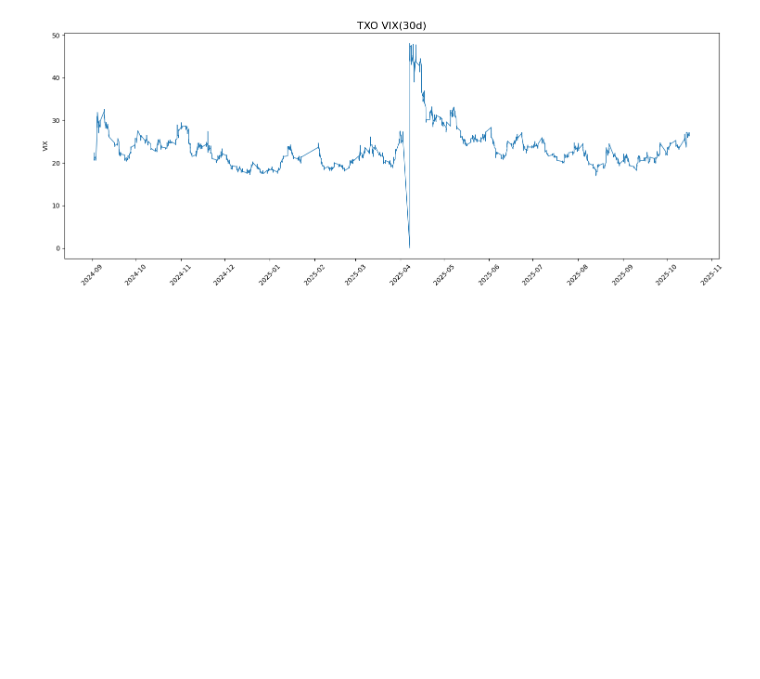
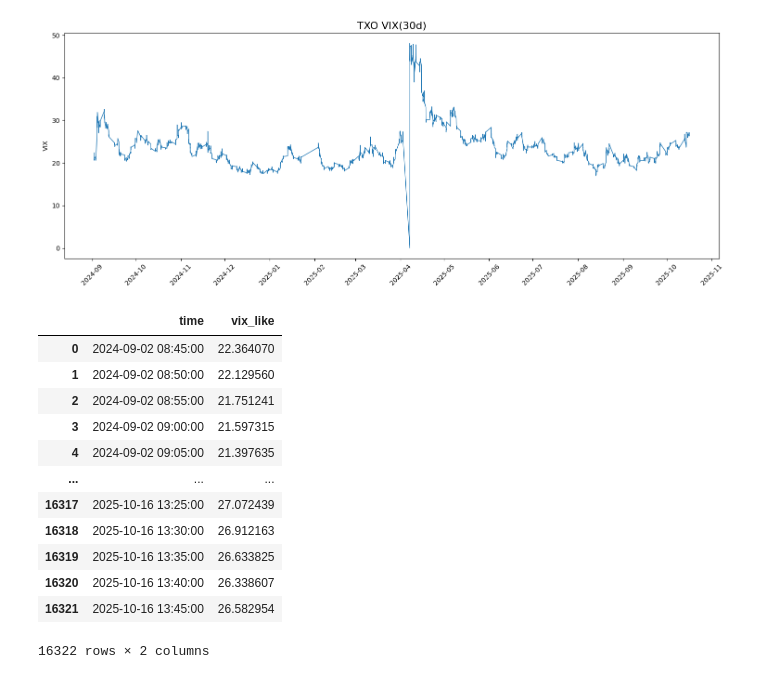
Before and after one commit to yuyu8815/gamma, a Jupyter notebook: notebook/test1.ipynb, the cells around one changed output. Saved outputs shown, nothing was run; the diff lists cells and outputs as text; code cells hidden in the pictures; blank space fills up the shorter version.

```diff
--- a/notebook/test1.ipynb
+++ b/notebook/test1.ipynb
@@ -63,3 +63,19 @@ plt.tight_layout()
 plt.show()
 # %% [output]
 [figure]
+# %%
+df.drop
+# %% [output]
+|  | time | vix_like |
+| 0 | 2024-09-02 08:45:00 | 22.364070 |
+| 1 | 2024-09-02 08:50:00 | 22.129560 |
+| 2 | 2024-09-02 08:55:00 | 21.751241 |
+| 3 | 2024-09-02 09:00:00 | 21.597315 |
+| 4 | 2024-09-02 09:05:00 | 21.397635 |
+| ... | ... | ... |
+| 16317 | 2025-10-16 13:25:00 | 27.072439 |
+| 16318 | 2025-10-16 13:30:00 | 26.912163 |
+| 16319 | 2025-10-16 13:35:00 | 26.633825 |
+| 16320 | 2025-10-16 13:40:00 | 26.338607 |
+| 16321 | 2025-10-16 13:45:00 | 26.582954 |
+16322 rows × 2 columns
```
Also changed, not shown: parts of 3 cells of this notebook, 1 other file.
